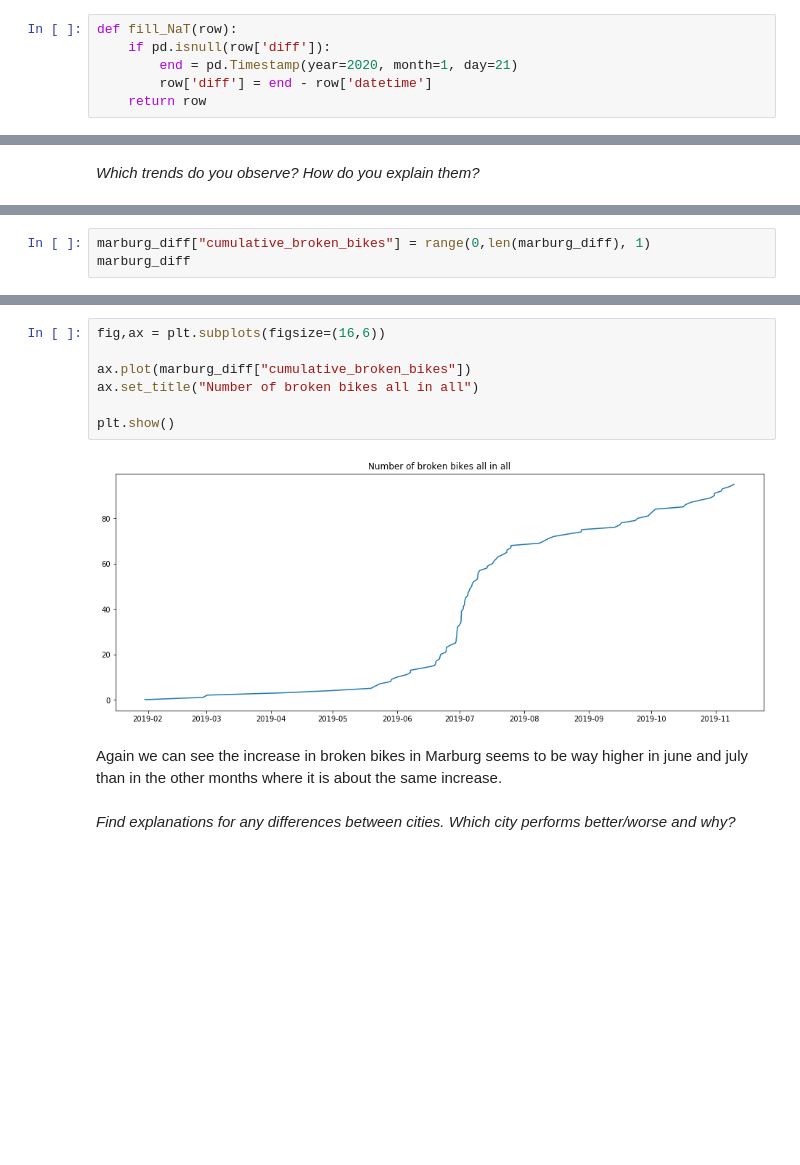
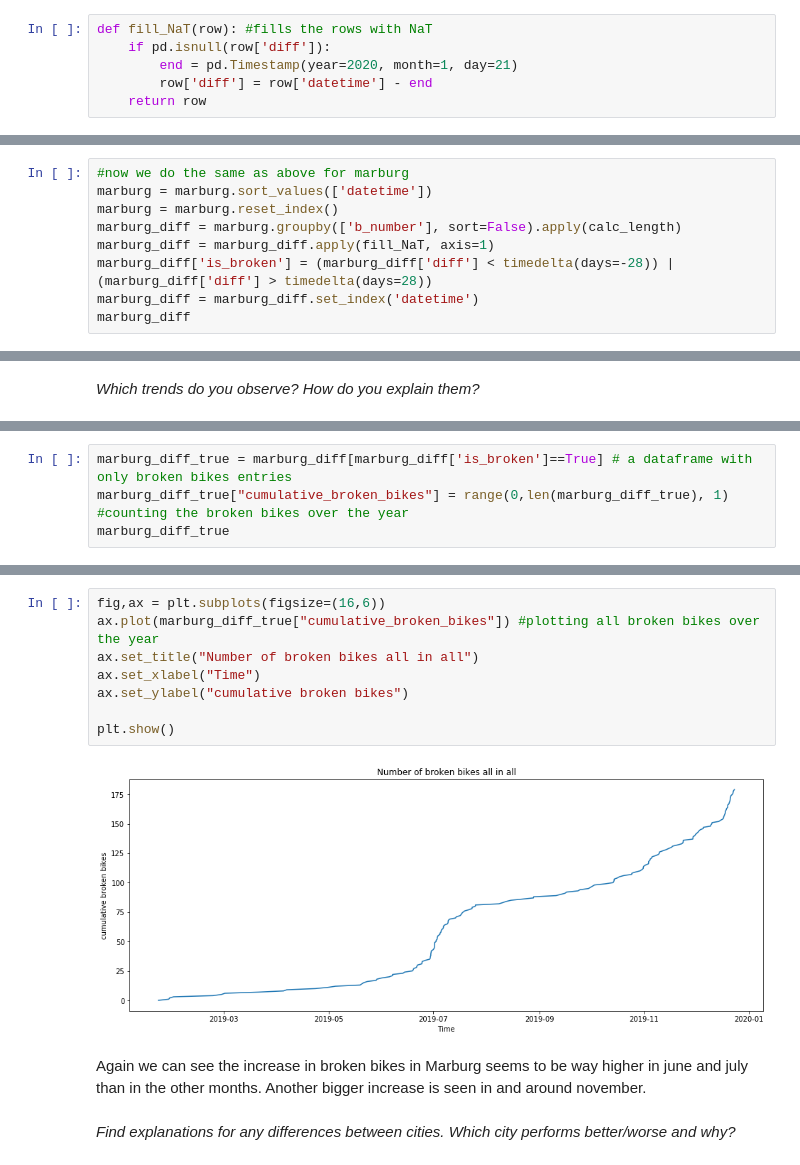
Before and after one commit to mogottsch/dsml_2020_magma, a Jupyter notebook: 2_kpi_calculation/Quality KPI.ipynb, the cells around one changed output, grey strips where cells are left out. Saved outputs shown, nothing was run; the diff lists cells and outputs as text; blank space fills up the shorter version.

```diff
--- a/2_kpi_calculation/Quality KPI.ipynb
+++ b/2_kpi_calculation/Quality KPI.ipynb
@@ -87,8 +85,8 @@ duisburg['datetime'].max()
 # %% [output]
 Timestamp('2020-01-20 23:48:00')
 # %%
-def fill_NaT(row):
+def fill_NaT(row): #fills the rows with NaT
     if pd.isnull(row['diff']):
         end = pd.Timestamp(year=2020, month=1, day=21)
-        row['diff'] = end - row['datetime']
+        row['diff'] = row['datetime'] - end
     return row
@@ -345,0 +231,9 @@ marburg_diff
+# %%
+#now we do the same as above for marburg
+marburg = marburg.sort_values(['datetime'])
+marburg = marburg.reset_index()
+marburg_diff = marburg.groupby(['b_number'], sort=False).apply(calc_length)
+marburg_diff = marburg_diff.apply(fill_NaT, axis=1)
+marburg_diff['is_broken'] = (marburg_diff['diff'] < timedelta(days=-28)) | (marburg_diff['diff'] > timedelta(days=28))
+marburg_diff = marburg_diff.set_index('datetime')
+marburg_diff
@@ -434,3 +308,0 @@ We can see that the mean hour where bikes are getting broken is at 5am in the mo
-# %%
-marburg_diff["cumulative_broken_bikes"] = range(0,len(marburg_diff), 1)
-marburg_diff
@@ -456,0 +309,4 @@ See the caveats in the documentation: https://pandas.pydata.org/pandas-docs/stab
+# %%
+marburg_diff_true = marburg_diff[marburg_diff['is_broken']==True] # a dataframe with only broken bikes entries
+marburg_diff_true["cumulative_broken_bikes"] = range(0,len(marburg_diff_true), 1) #counting the broken bikes over the year
+marburg_diff_true
@@ -457,14 +332,15 @@ See the caveats in the documentation: https://pandas.pydata.org/pandas-docs/stab
 # %%
 fig,ax = plt.subplots(figsize=(16,6))
-
-ax.plot(marburg_diff["cumulative_broken_bikes"])
+ax.plot(marburg_diff_true["cumulative_broken_bikes"]) #plotting all broken bikes over the year
 ax.set_title("Number of broken bikes all in all")
+ax.set_xlabel("Time")
+ax.set_ylabel("cumulative broken bikes")
 
 plt.show()
 # %% [output]
-[figure, old version]
+[figure, new version]
 # %% [markdown]
-Again we can see the increase in broken bikes in Marburg seems to be way higher in june and july than in the other months where it is about the same increase.
+Again we can see the increase in broken bikes in Marburg seems to be way higher in june and july than in the other months. Another bigger increase is seen in and around november.
 # %% [markdown]
 _Find explanations for any differences between cities. Which city performs better/worse and why?_
 # %% [markdown]
```
Also changed, not shown: parts of 56 cells of this notebook, 1 other file.
